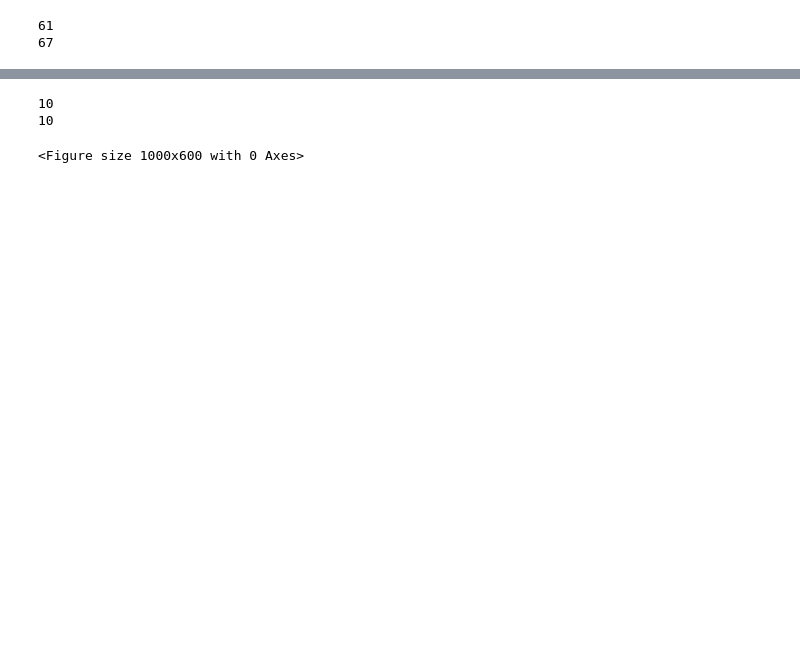
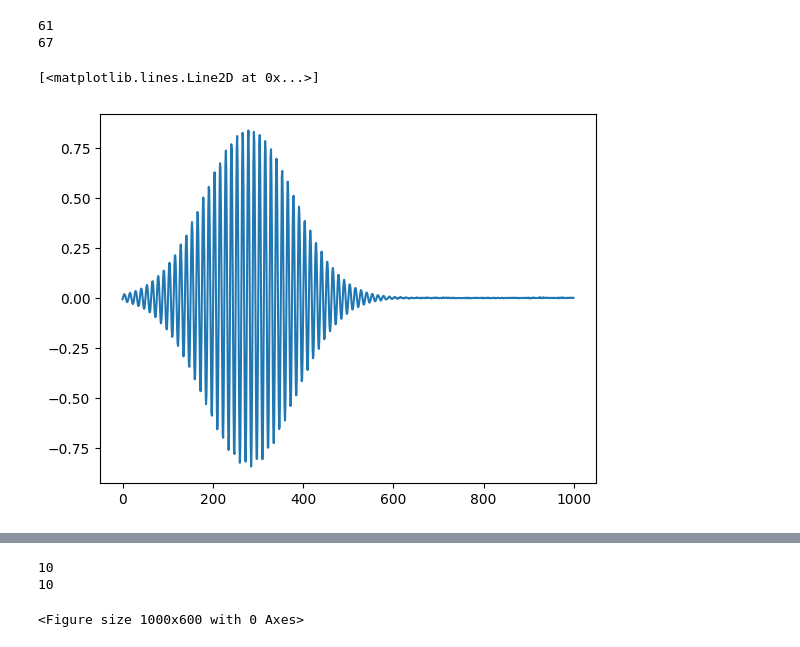
Before and after one commit to aliciags/learnable-masks-explainability-time-series, a Jupyter notebook: debugging.ipynb, the cells around one changed output, grey strips where cells are left out. Saved outputs shown, nothing was run; the diff lists cells and outputs as text; code cells hidden in the pictures; blank space fills up the shorter version.

```diff
--- a/debugging.ipynb
+++ b/debugging.ipynb
@@ -174,3 +184,8 @@ print(len(samples_1))
 # %% [output]
 61
 67
+# %%
+plt.plot(samples_0[0])
+# %% [output]
+[<matplotlib.lines.Line2D at 0x...>]
+[figure, added]
```
Also changed, not shown: parts of 14 cells of this notebook, 10 other files.
